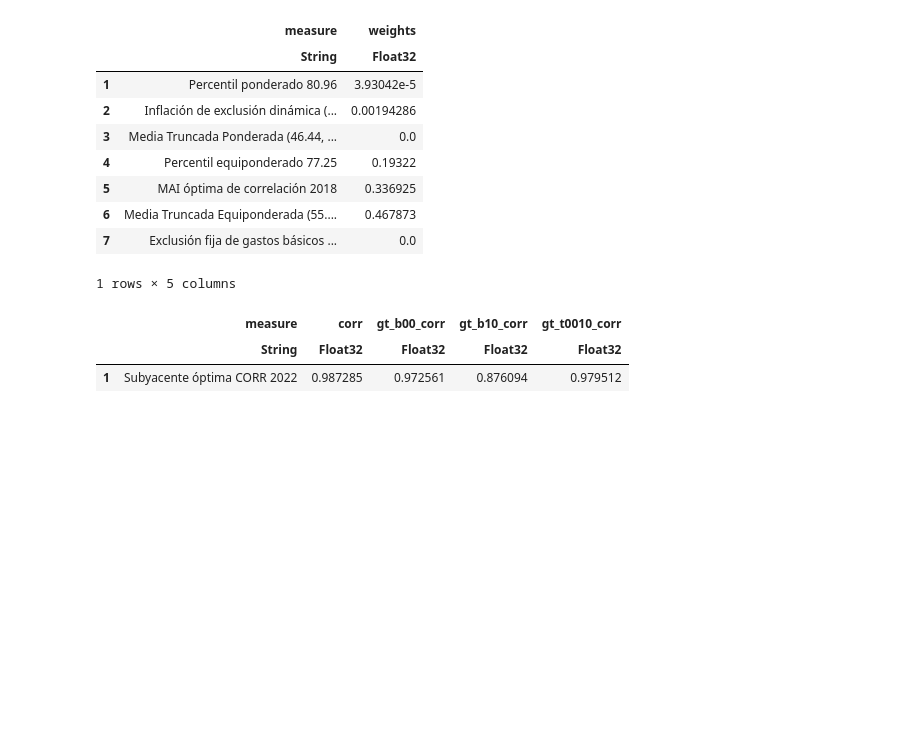
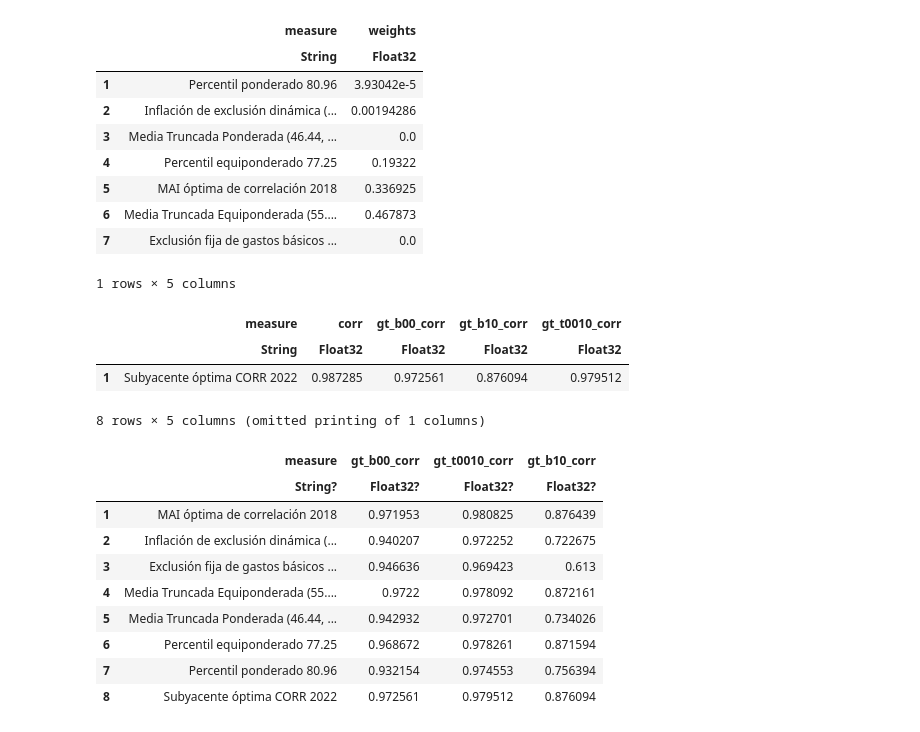
Before and after one commit to DIE-BG/HEMI.jl, a Jupyter notebook: notebooks/historic-combination-metrics/corr-combination-metrics.ipynb, the cells around one changed output. Cells and saved outputs as stored; diff of their text form; code cells hidden in the pictures; blank space fills up the shorter version.

Commit message:
Métricas completas de correlación

```diff
--- a/notebooks/historic-combination-metrics/corr-combination-metrics.ipynb
+++ b/notebooks/historic-combination-metrics/corr-combination-metrics.ipynb
@@ -116,3 +115,20 @@ select(comb_metrics_df, :measure, r"corr")
 |  | measure | corr | gt_b00_corr | gt_b10_corr | gt_t0010_corr |
 |  | String | Float32 | Float32 | Float32 | Float32 |
 | 1 | Subyacente óptima CORR 2022 | 0.987285 | 0.972561 | 0.876094 | 0.979512 |
+# %%
+historic_df = [
+    select(df_results, :measure, r"corr");
+    select(comb_metrics_df, :measure, r"corr")
+]
+# %% [output]
+8 rows × 5 columns (omitted printing of 1 columns)
+|  | measure | gt_b00_corr | gt_t0010_corr | gt_b10_corr |
+|  | String? | Float32? | Float32? | Float32? |
+| 1 | MAI óptima de correlación 2018 | 0.971953 | 0.980825 | 0.876439 |
+| 2 | Inflación de exclusión dinámica (... | 0.940207 | 0.972252 | 0.722675 |
+| 3 | Exclusión fija de gastos básicos ... | 0.946636 | 0.969423 | 0.613 |
+| 4 | Media Truncada Equiponderada (55.... | 0.9722 | 0.978092 | 0.872161 |
+| 5 | Media Truncada Ponderada (46.44, ... | 0.942932 | 0.972701 | 0.734026 |
+| 6 | Percentil equiponderado 77.25 | 0.968672 | 0.978261 | 0.871594 |
+| 7 | Percentil ponderado 80.96 | 0.932154 | 0.974553 | 0.756394 |
+| 8 | Subyacente óptima CORR 2022 | 0.972561 | 0.979512 | 0.876094 |
```
Also changed, not shown: parts of 16 cells of this notebook, 2 other files.
